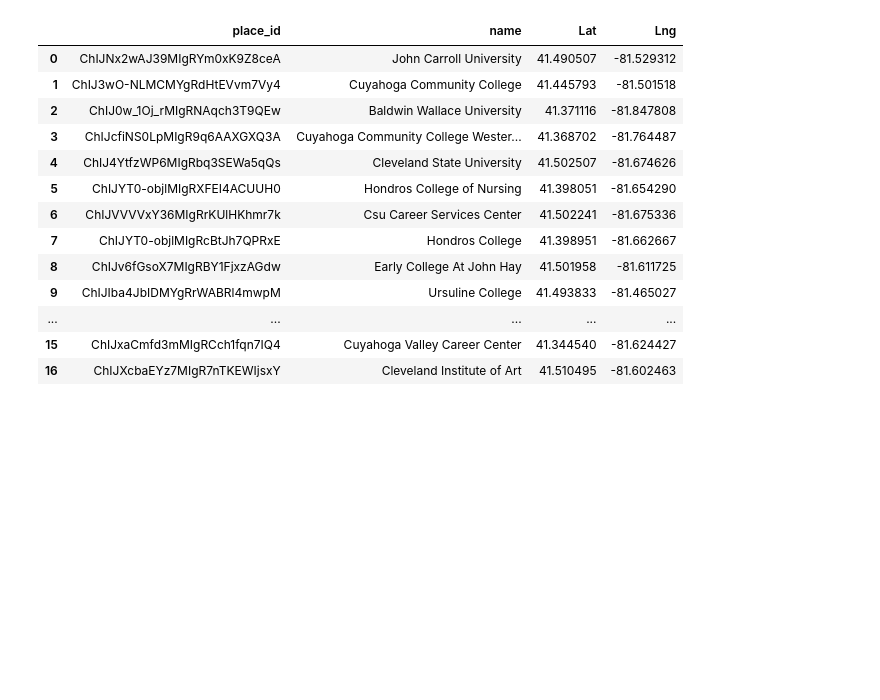
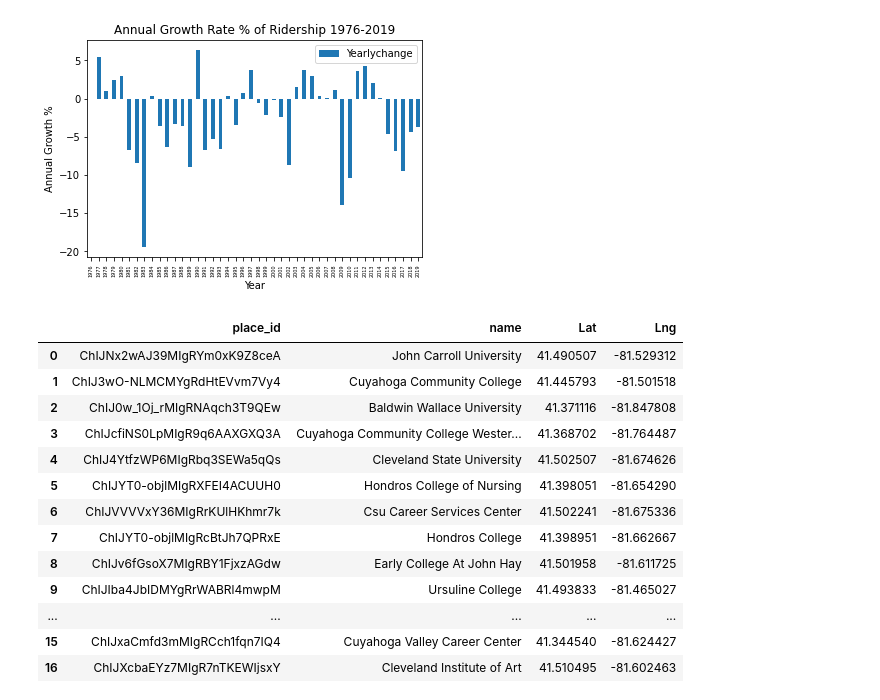
Before and after one commit to tanazimmer/Project1, a Jupyter notebook: bob_test.ipynb, the cells around one changed output. Saved outputs shown, nothing was run; the diff lists cells and outputs as text; code cells hidden in the pictures; blank space fills up the shorter version.

Commit message:
Commit with heat map and graphs

```diff
--- a/bob_test.ipynb
+++ b/bob_test.ipynb
@@ -8,6 +8,18 @@ import json
 
 #Google developer API key
 from bobkey import gkey
+# %%
+#Bring in official RTA list of Universities it has bus routes for
+rta_hist = "Resources/rtahistory.csv"
+rtatrend_df = pd.read_csv(rta_hist)
+rtatrend_df.dtypes
+# Read our file data into pandas
+rtatrend_df.plot(kind='bar',x='Year',y='Yearlychange')
+plt.ylabel('Annual Growth %')
+plt.title("Annual Growth Rate % of Ridership 1976-2019")
+plt.show()
+# %% [output]
+[figure, added]
 # %%
 #Get target Coordinates for Greater Cuyahoga County
 target_coordinates = "41.4339, -81.6758"
```
Also changed, not shown: parts of 3 cells of this notebook, 2 other files.
